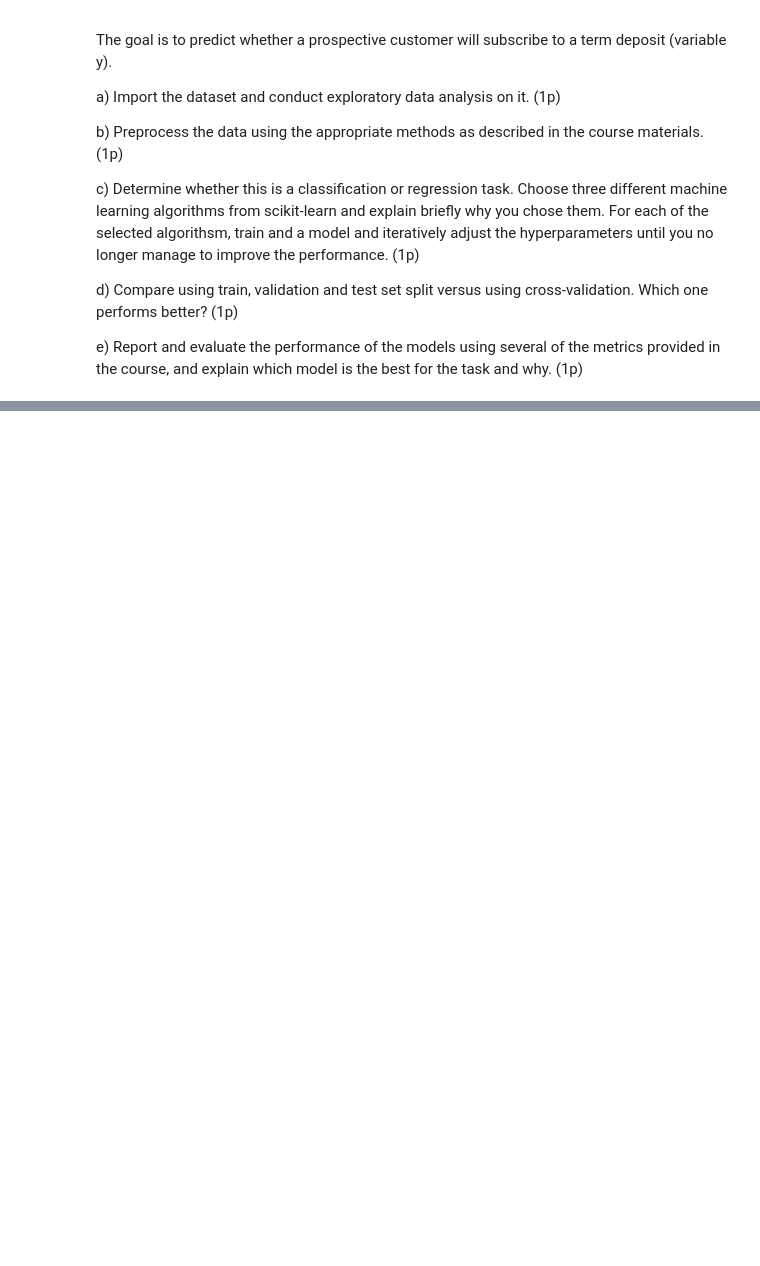
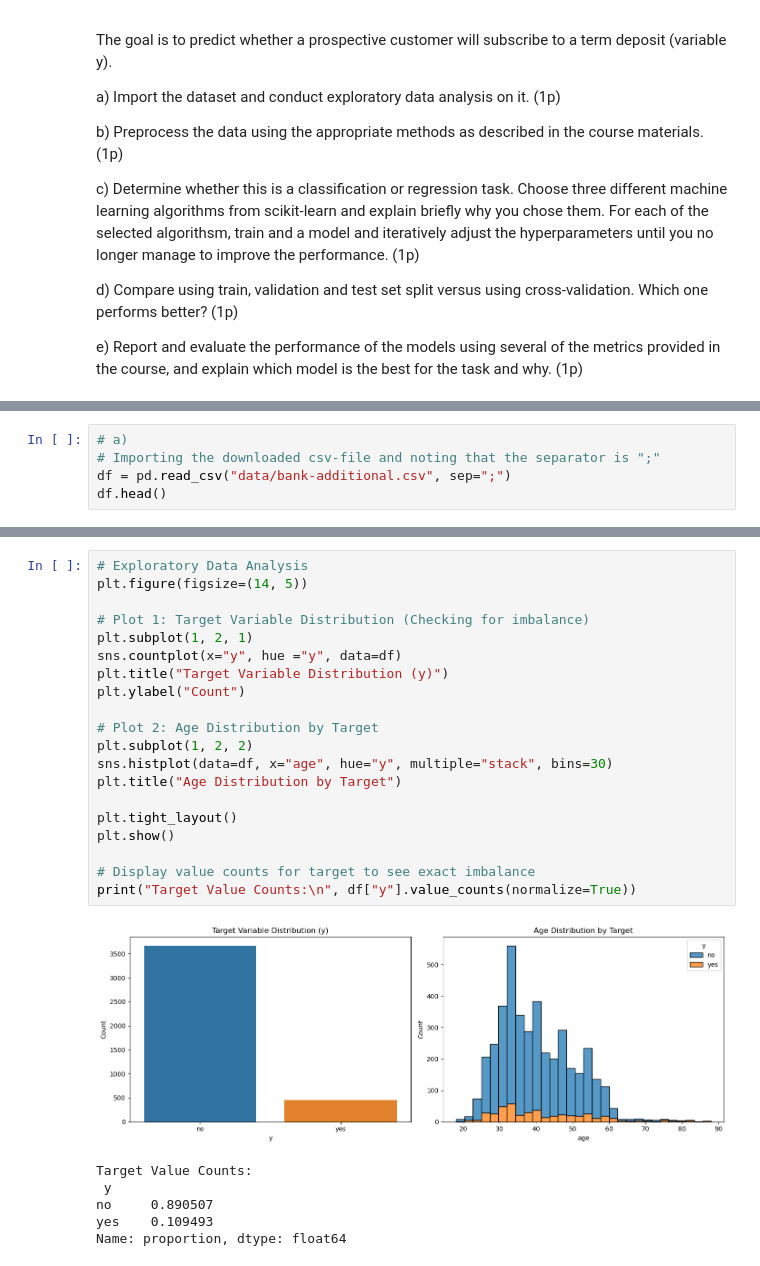
Before and after one commit to martyroo/PythonBizIntel, a Jupyter notebook: assignments/assignment3/assignment3.ipynb, the cells around one changed output, grey strips where cells are left out. Saved outputs shown, nothing was run; the diff lists cells and outputs as text; blank space fills up the shorter version.

```diff
--- a/assignments/assignment3/assignment3.ipynb
+++ b/assignments/assignment3/assignment3.ipynb
@@ -385,0 +404,5 @@ e) Report and evaluate the performance of the models using several of the metric
+# %%
+# a)
+# Importing the downloaded csv-file and noting that the separator is ";"
+df = pd.read_csv("data/bank-additional.csv", sep=";")
+df.head()
@@ -385,0 +452,27 @@ e) Report and evaluate the performance of the models using several of the metric
+# %%
+# Exploratory Data Analysis
+plt.figure(figsize=(14, 5))
+
+# Plot 1: Target Variable Distribution (Checking for imbalance)
+plt.subplot(1, 2, 1)
+sns.countplot(x="y", hue ="y", data=df)
+plt.title("Target Variable Distribution (y)")
+plt.ylabel("Count")
+
+# Plot 2: Age Distribution by Target
+plt.subplot(1, 2, 2)
+sns.histplot(data=df, x="age", hue="y", multiple="stack", bins=30)
+plt.title("Age Distribution by Target")
+
+plt.tight_layout()
+plt.show()
+
+# Display value counts for target to see exact imbalance
+print("Target Value Counts:\n", df["y"].value_counts(normalize=True))
+# %% [output]
+[figure, added]
+Target Value Counts:
+ y
+no     0.890507
+yes    0.109493
+Name: proportion, dtype: float64
```
Also changed, not shown: parts of 13 cells of this notebook, 2 other files.
